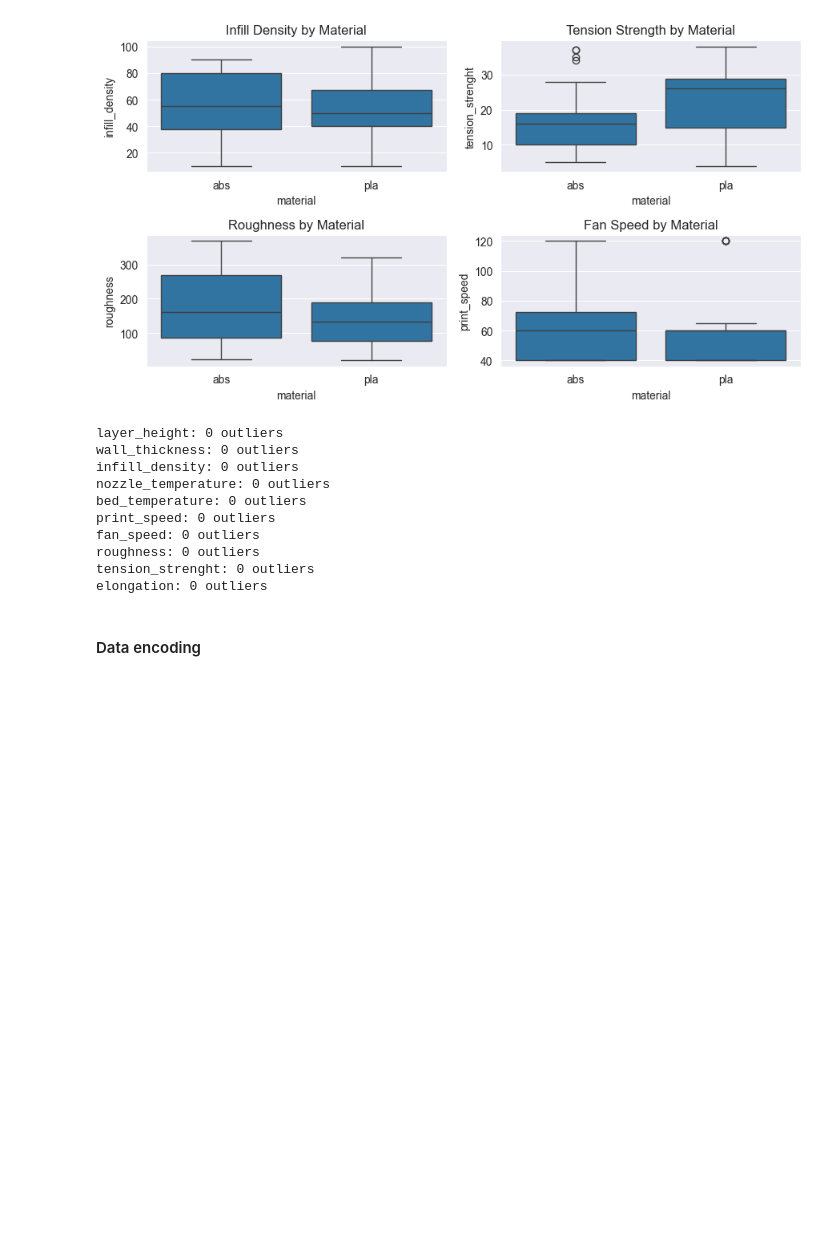
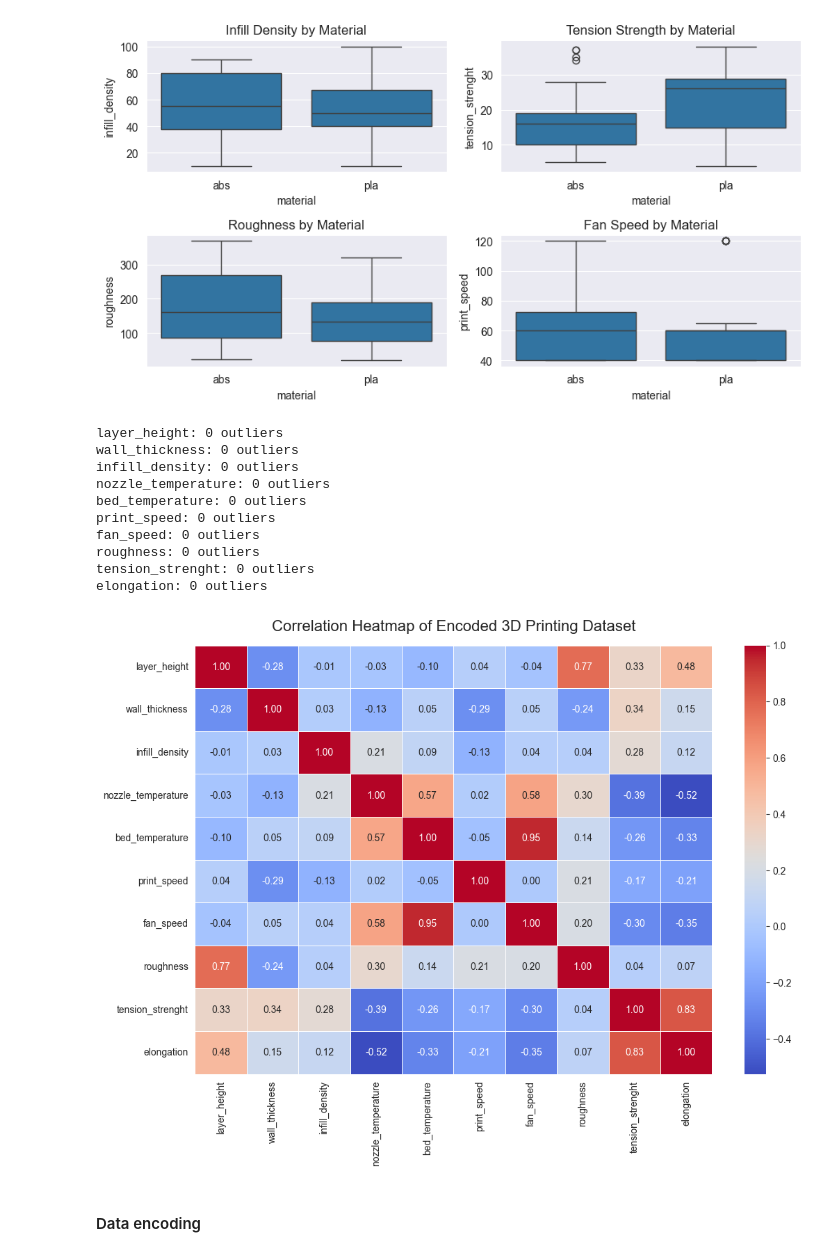
Before and after one commit to Sandeep1098-pil/3d-printing-model, a Jupyter notebook: training/3_printing.ipynb, the cells around one changed output. Drawn from its saved outputs; the diff is of its cells as text; code cells hidden in the pictures; blank space fills up the shorter version.

```diff
--- a/training/3_printing.ipynb
+++ b/training/3_printing.ipynb
@@ -316,6 +318,14 @@ fan_speed: 0 outliers
 roughness: 0 outliers
 tension_strenght: 0 outliers
 elongation: 0 outliers
+# %%
+corr_matrix = DataFrame.corr(numeric_only=True)
+plt.figure(figsize=(12, 8))
+sns.heatmap(corr_matrix, annot=True, cmap='coolwarm', fmt=".2f", linewidths=0.5)
+plt.title("Correlation Heatmap of Encoded 3D Printing Dataset", fontsize=16, pad=15)
+plt.show()
+# %% [output]
+[figure, added]
 # %% [markdown]
 #### Data encoding
 # %%
```
Also changed, not shown: parts of 28 cells of this notebook, 2 other files.
